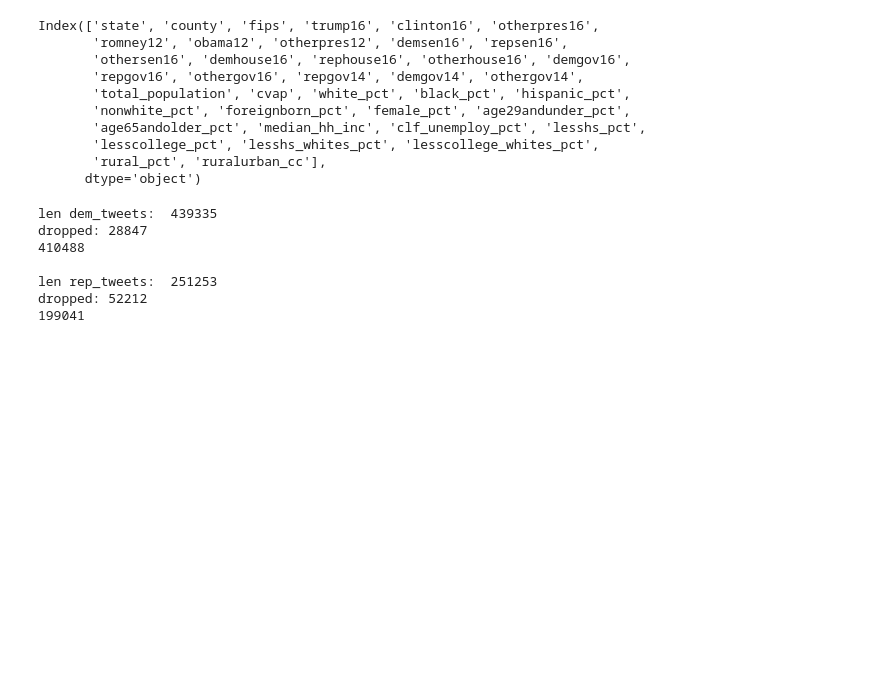
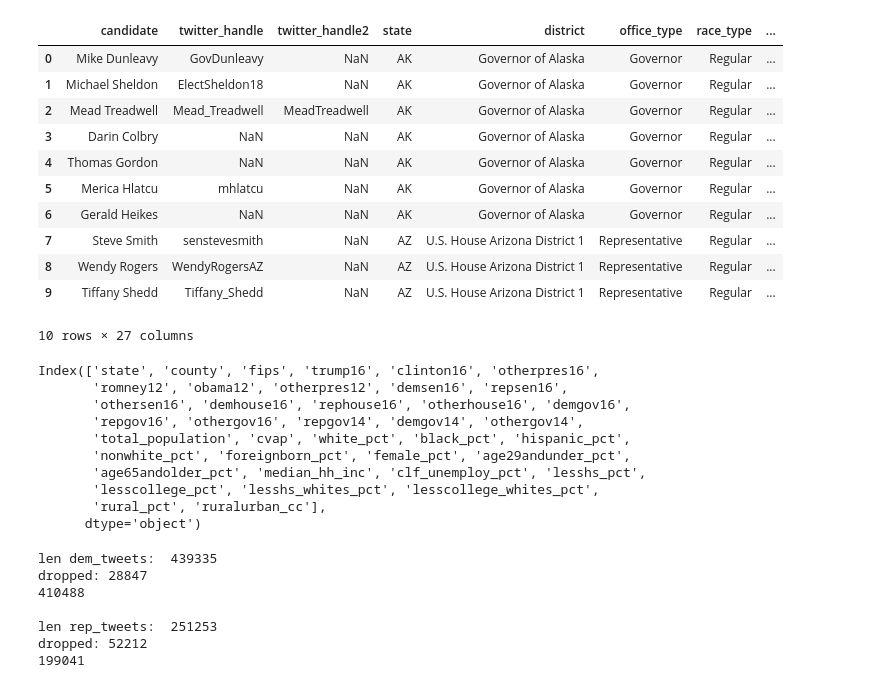
Before and after one commit to charles-tan/POCA, a Jupyter notebook: notebooks/twitter_data_clean.ipynb, the cells around one changed output. Drawn from its saved outputs; the diff is of its cells as text; code cells hidden in the pictures; blank space fills up the shorter version.

```diff
--- a/notebooks/twitter_data_clean.ipynb
+++ b/notebooks/twitter_data_clean.ipynb
@@ -27,3 +15,18 @@ rep_tweets = pd.read_csv('../data/rep_tweets.csv', index_col=False).drop('Unname
+# %%
+rep_df.head(10)
+# %% [output]
+|  | candidate | twitter_handle | twitter_handle2 | state | district | office_type | race_type | ... |
+| 0 | Mike Dunleavy | GovDunleavy | NaN | AK | Governor of Alaska | Governor | Regular | ... |
+| 1 | Michael Sheldon | ElectSheldon18 | NaN | AK | Governor of Alaska | Governor | Regular | ... |
+| 2 | Mead Treadwell | Mead_Treadwell | MeadTreadwell | AK | Governor of Alaska | Governor | Regular | ... |
+| 3 | Darin Colbry | NaN | NaN | AK | Governor of Alaska | Governor | Regular | ... |
+| 4 | Thomas Gordon | NaN | NaN | AK | Governor of Alaska | Governor | Regular | ... |
+| 5 | Merica Hlatcu | mhlatcu | NaN | AK | Governor of Alaska | Governor | Regular | ... |
+| 6 | Gerald Heikes | NaN | NaN | AK | Governor of Alaska | Governor | Regular | ... |
+| 7 | Steve Smith | senstevesmith | NaN | AZ | U.S. House Arizona District 1 | Representative | Regular | ... |
+| 8 | Wendy Rogers | WendyRogersAZ | NaN | AZ | U.S. House Arizona District 1 | Representative | Regular | ... |
+| 9 | Tiffany Shedd | Tiffany_Shedd | NaN | AZ | U.S. House Arizona District 1 | Representative | Regular | ... |
+10 rows × 27 columns
 # %%
 context_df = pd.read_csv('../data/election-context-2018.csv')
 # %%
```
Also changed, not shown: parts of 2 cells of this notebook, 10 other files.
